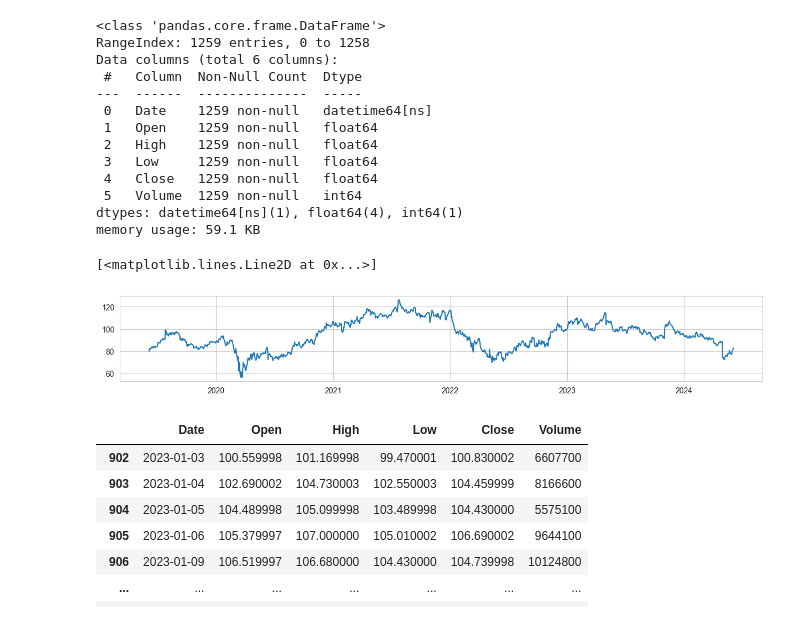
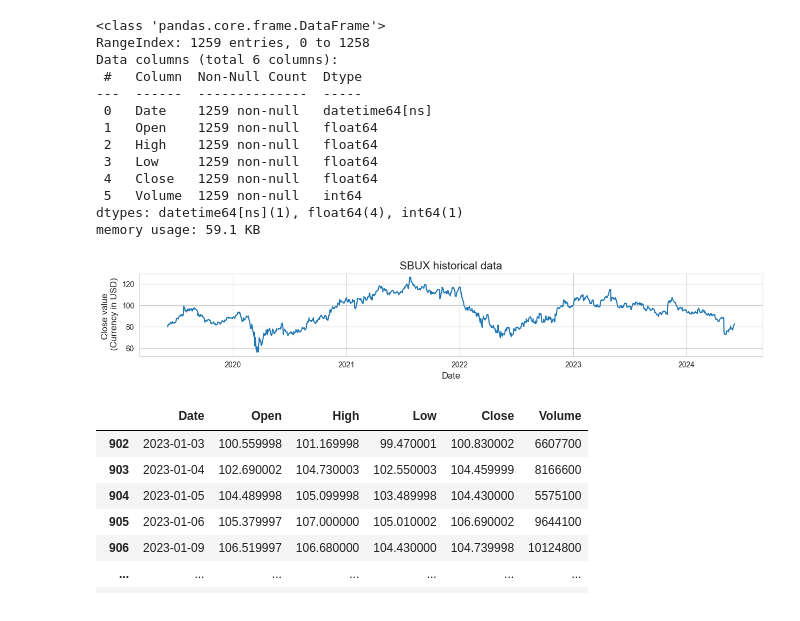
Before and after one commit to Edgar-La/Regression_models_Stock_Prices, a Jupyter notebook: SBUX_regression.ipynb, the cells around one changed output. Saved outputs shown, nothing was run; the diff lists cells and outputs as text; code cells hidden in the pictures.

Commit message:
plots images added

```diff
--- a/SBUX_regression.ipynb
+++ b/SBUX_regression.ipynb
@@ -125,9 +125,13 @@ memory usage: 59.1 KB
 # %%
 plt.figure(figsize=(15,2))
 plt.plot(sbux_data['Date'], sbux_data['Close'])
+plt.title('SBUX historical data', fontsize=15)
+plt.xlabel('Date', fontsize = 12)
+plt.ylabel('Close value \n (Currency in USD)', fontsize = 12)
+plt.savefig('images/historical_data.png', dpi=300, bbox_inches='tight')
+plt.show()
 # %% [output]
-[<matplotlib.lines.Line2D at 0x...>]
-[figure, old version]
+[figure, new version]
 # %%
 sbux_data[(sbux_data['Date'].dt.strftime('%Y') == '2023')]
 # %% [output]
```
Also changed, not shown: parts of 7 cells of this notebook, 6 other files.
